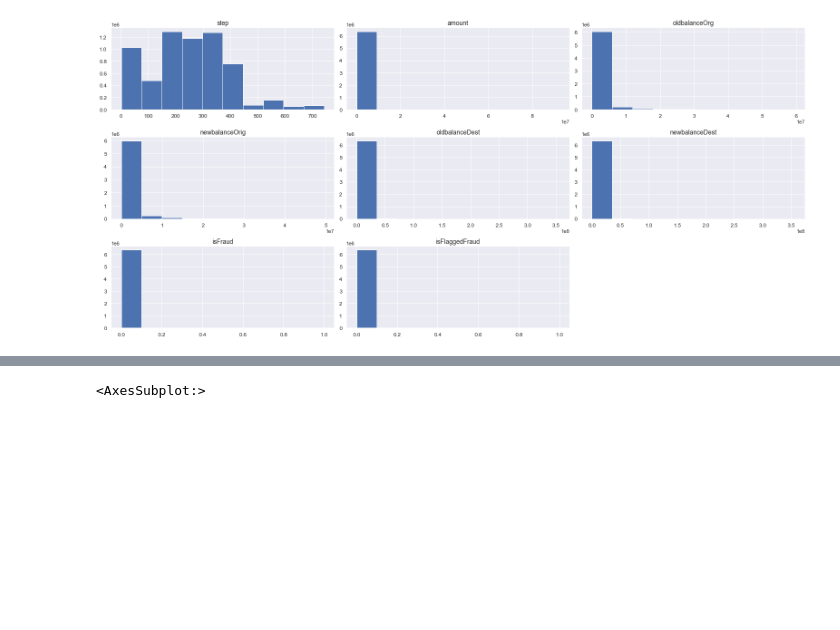
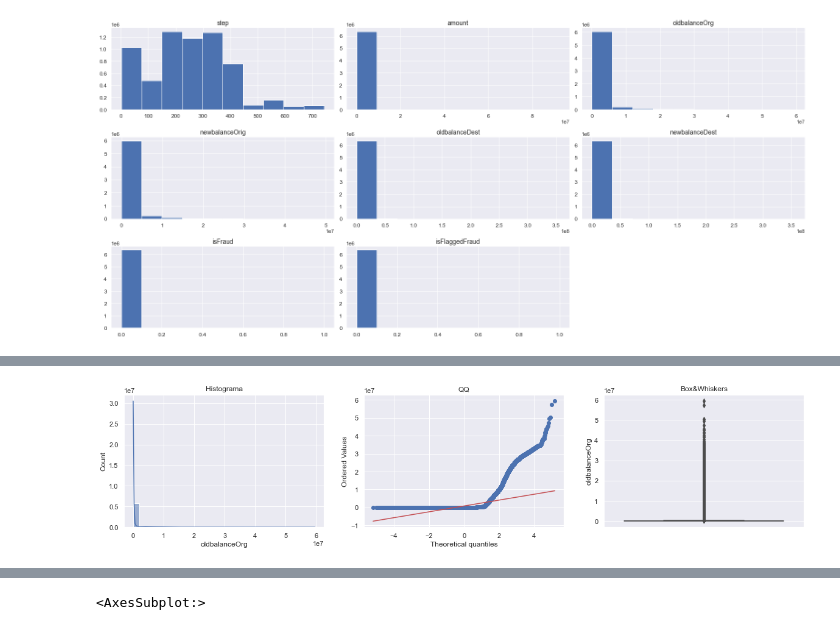
Before and after one commit to carlosdomenje/fraud_detect-ML1, a Jupyter notebook: TP1-Domenje-Carlos.ipynb, the cells around one changed output, grey strips where cells are left out. Cells and saved outputs as stored; diff of their text form; code cells hidden in the pictures; blank space fills up the shorter version.

```diff
--- a/TP1-Domenje-Carlos.ipynb
+++ b/TP1-Domenje-Carlos.ipynb
@@ -121,0 +181,4 @@ display_dataset_distributions(df)
+# %%
+outlier_diagnostic_plots(df,'oldbalanceOrg')
+# %% [output]
+[figure, added]
```
Also changed, not shown: parts of 55 cells of this notebook, 3 other files.
